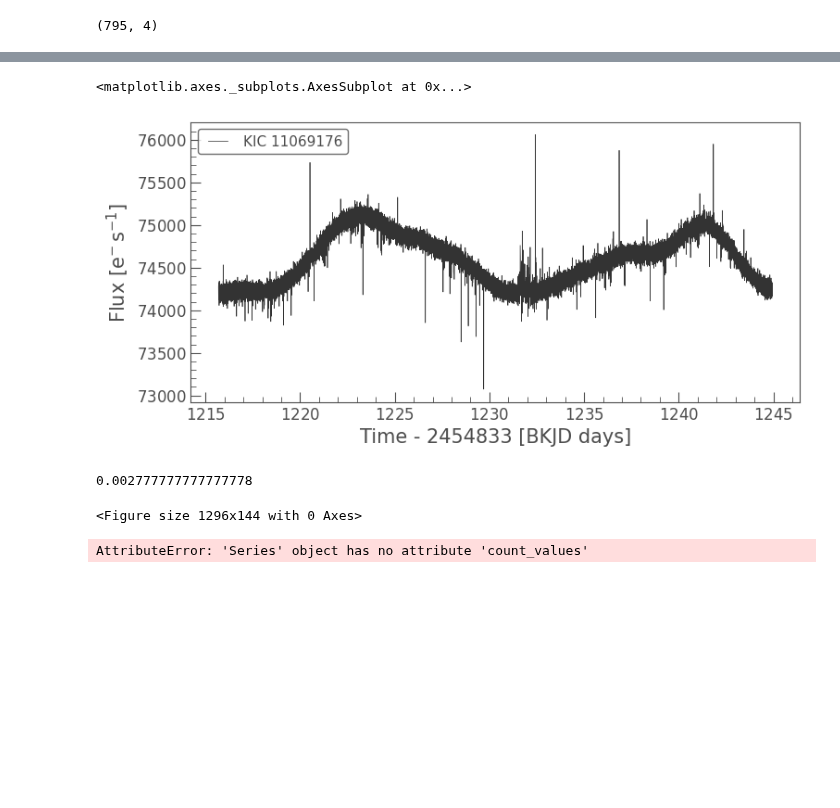
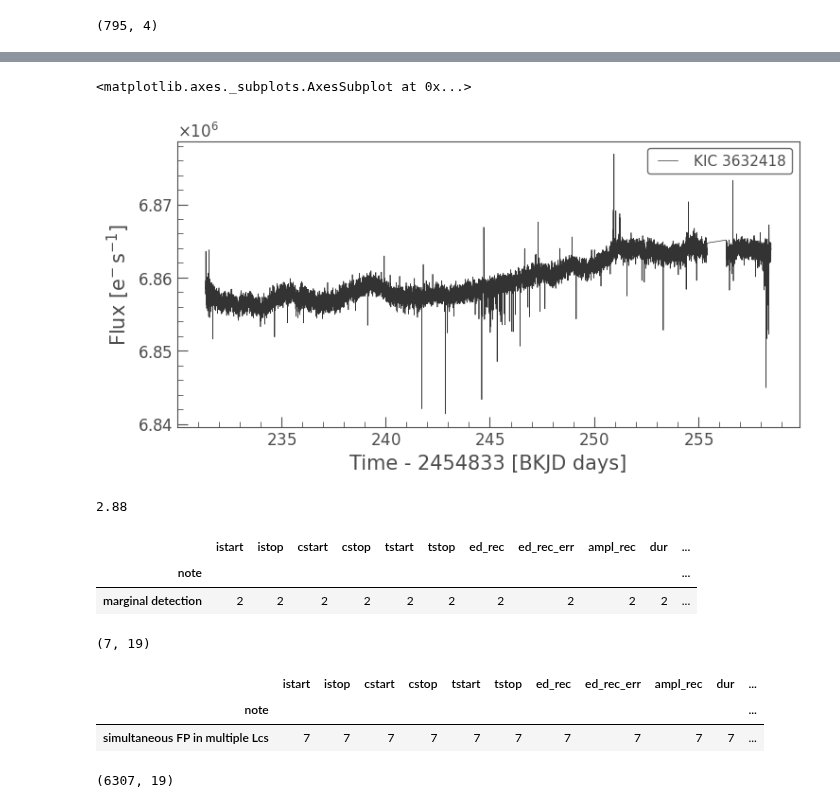
Before and after one commit to ekaterinailin/flaring-spi, a Jupyter notebook: notebooks/inspect_flare.ipynb, the cells around one changed output, grey strips where cells are left out. Saved outputs shown, nothing was run; the diff lists cells and outputs as text; code cells hidden in the pictures; blank space fills up the shorter version.

```diff
--- a/notebooks/inspect_flare.ipynb
+++ b/notebooks/inspect_flare.ipynb
@@ -35,7 +35,7 @@ gf.shape
 # %% [output]
 (795, 4)
 # %%
-row = gf.iloc[185]
+row = gf.iloc[446]
 
 # plot all flares for a light curve at once
 ID, qcs = row.ID, int(row.qcs)
@@ -108,26 +106,31 @@ INFO:bokeh.server.tornado:User authentication hooks NOT provided (default user e
 INFO:bokeh.server.views.ws:WebSocket connection opened
 INFO:bokeh.server.views.ws:ServerConnection created
 # %%
-lc[1].plot()
+lc[0].plot()
 # # plt.scatter(lc[0].time, lc[0].flux)
-# plt.xlim(1427, 1432)
-# plt.ylim(278000,282000);
+# plt.xlim(1282,1284)
+# plt.ylim(282500,285500);
 # %% [output]
 <matplotlib.axes._subplots.AxesSubplot at 0x...>
-[figure, old version]
+[figure, new version]
 # %%
-4 / 60 / 24
+2e-3 * 60 * 24
 # %% [output]
-0.002777777777777778
+2.88
 # %%
 ff = pd.read_csv("../results/2020_02_flares_vetted.csv")
 # %%
-_t = 900.440836522008
-plt.figure(figsize=(18,2))
-ff.loc[(ff.tstart > _t - 1e-3) & (ff.tstart < _t + 1e-3), "note"] = "simultaneous FP in multiple Lcs"
+_t =1578.07443258826
+
+
+select = (ff.tstart > _t - 1e-3) & (ff.tstart < _t + 1e-3)
-# %% [output]
-<Figure size 1296x144 with 0 Axes>
-# %%
-ff.loc[(ff.tstart > _t - 1e-3) & (ff.tstart < _t + 1e-3), "note"].values()
-# %% [output]
-AttributeError: 'Series' object has no attribute 'count_values'
+# %%
+ff[select].groupby("note").count()
+# %% [output]
+|  | istart | istop | cstart | cstop | tstart | tstop | ed_rec | ed_rec_err | ampl_rec | dur | ... |
+| note |  |  |  |  |  |  |  |  |  |  | ... |
+| marginal detection | 2 | 2 | 2 | 2 | 2 | 2 | 2 | 2 | 2 | 2 | ... |
+# %%
+ff[select].shape
+# %% [output]
+(7, 19)
@@ -133,0 +139,10 @@ AttributeError: 'Series' object has no attribute 'count_values'
+# %%
+ff.loc[select].groupby("note").count()
+# %% [output]
+|  | istart | istop | cstart | cstop | tstart | tstop | ed_rec | ed_rec_err | ampl_rec | dur | ... |
+| note |  |  |  |  |  |  |  |  |  |  | ... |
+| simultaneous FP in multiple Lcs | 7 | 7 | 7 | 7 | 7 | 7 | 7 | 7 | 7 | 7 | ... |
+# %%
+ff.shape
+# %% [output]
+(6307, 19)
```
Also changed, not shown: parts of 7 cells of this notebook, 1 other file.
